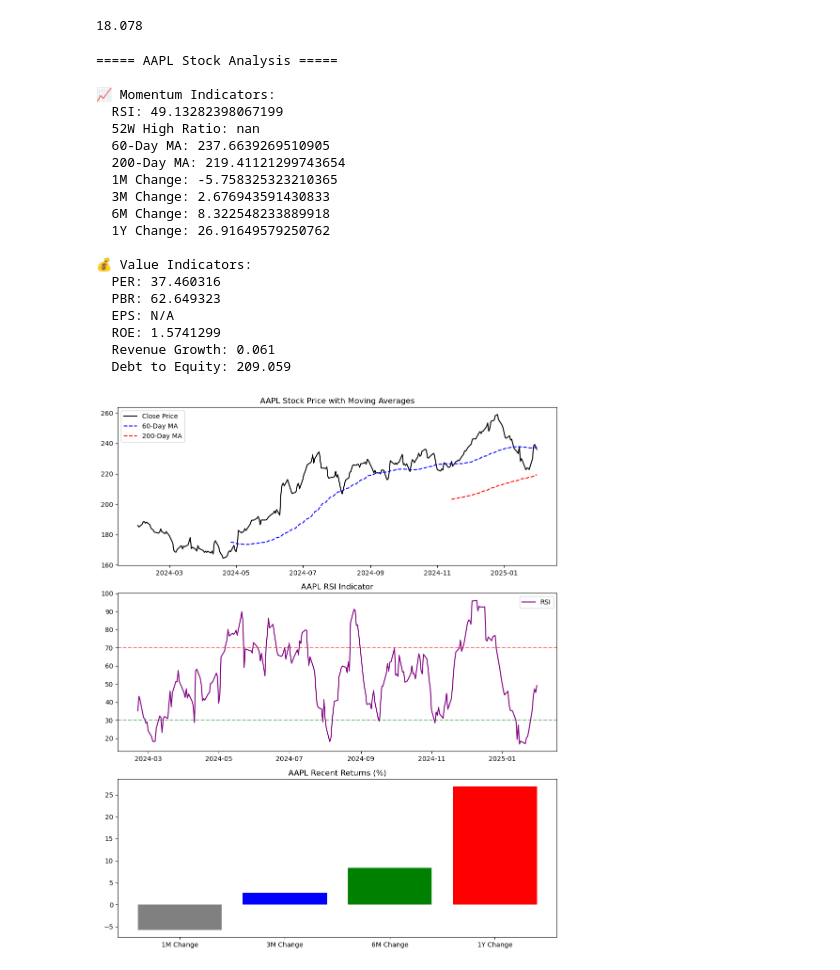
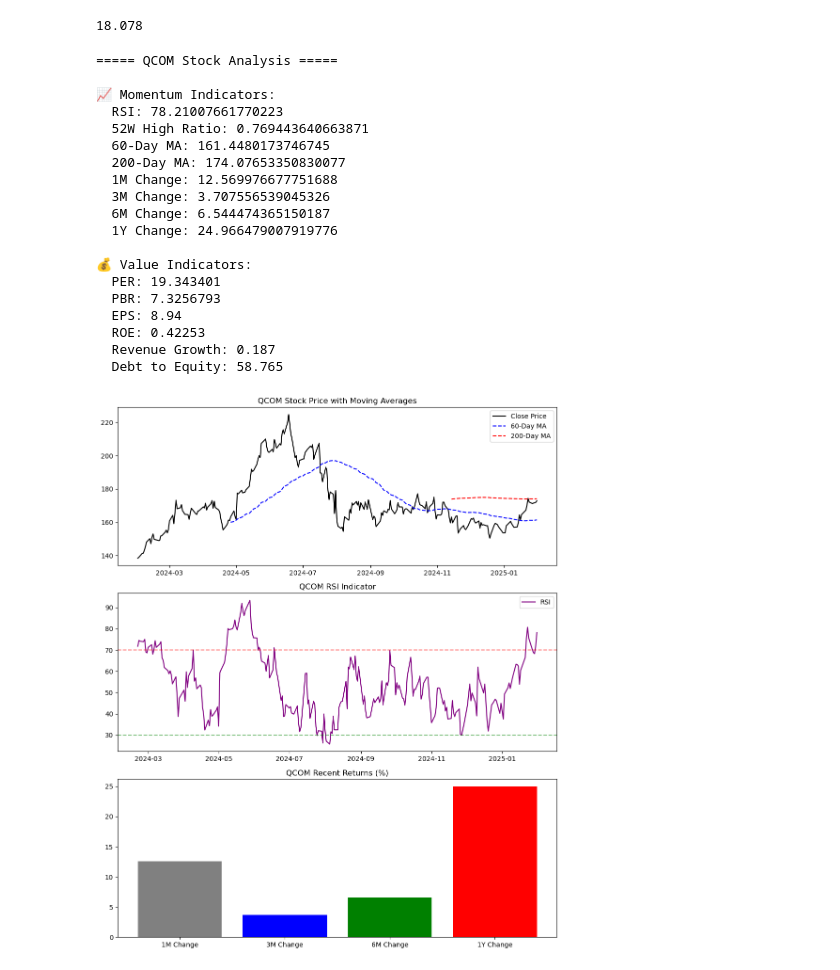
Before and after one commit to rion-5/py-quant, a Jupyter notebook: notebook/quant.ipynb, the cells around one changed output. Cells and saved outputs as stored; diff of their text form; code cells hidden in the pictures.

```diff
--- a/notebook/quant.ipynb
+++ b/notebook/quant.ipynb
@@ -236,28 +256,30 @@ yf_tsla.info['debtToEquity']
 # %%
 import analysis.stock_analyzer2
 from analysis.stock_analyzer2 import StockAnalyzer
+import importlib
+importlib.reload(analysis.stock_analyzer2)
 
-ticker = "AAPL"
+ticker = "QCOM"
 analyzer = StockAnalyzer(ticker)
 analyzer.summarize()
 # %% [output]
-===== AAPL Stock Analysis =====
+===== QCOM Stock Analysis =====
 
 📈 Momentum Indicators:
-  RSI: 49.13282398067199
-  52W High Ratio: nan
-  60-Day MA: 237.6639269510905
-  200-Day MA: 219.41121299743654
-  1M Change: -5.758325323210365
-  3M Change: 2.676943591430833
-  6M Change: 8.322548233889918
-  1Y Change: 26.91649579250762
+  RSI: 78.21007661770223
+  52W High Ratio: 0.769443640663871
+  60-Day MA: 161.4480173746745
+  200-Day MA: 174.07653350830077
+  1M Change: 12.569976677751688
+  3M Change: 3.707556539045326
+  6M Change: 6.544474365150187
+  1Y Change: 24.966479007919776
 
 💰 Value Indicators:
-  PER: 37.460316
-  PBR: 62.649323
-  EPS: N/A
-  ROE: 1.5741299
-  Revenue Growth: 0.061
-  Debt to Equity: 209.059
+  PER: 19.343401
+  PBR: 7.3256793
+  EPS: 8.94
+  ROE: 0.42253
+  Revenue Growth: 0.187
+  Debt to Equity: 58.765
-[figure, old version]
+[figure, new version]
```
Also changed, not shown: parts of 3 cells of this notebook, 8 other files.
